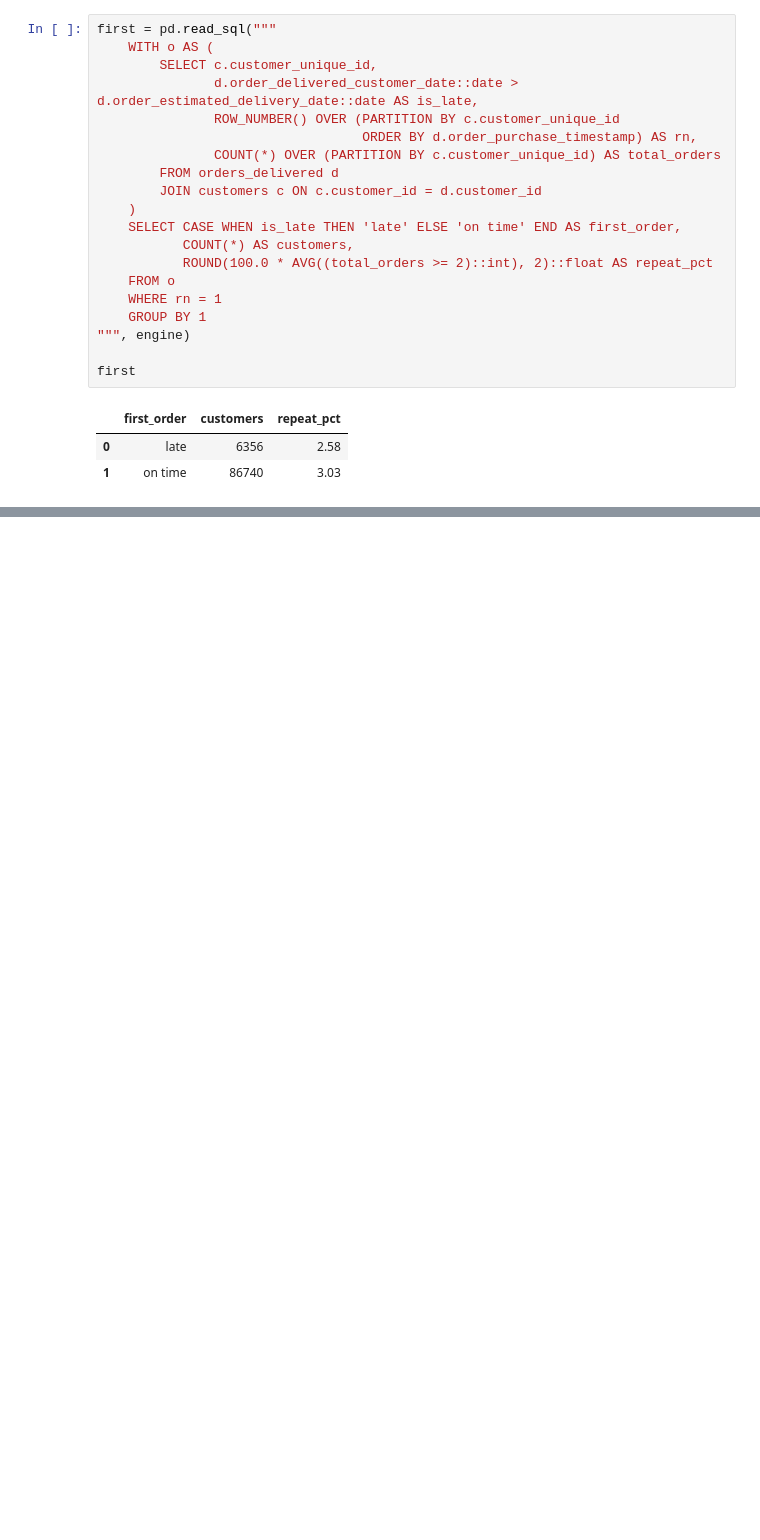
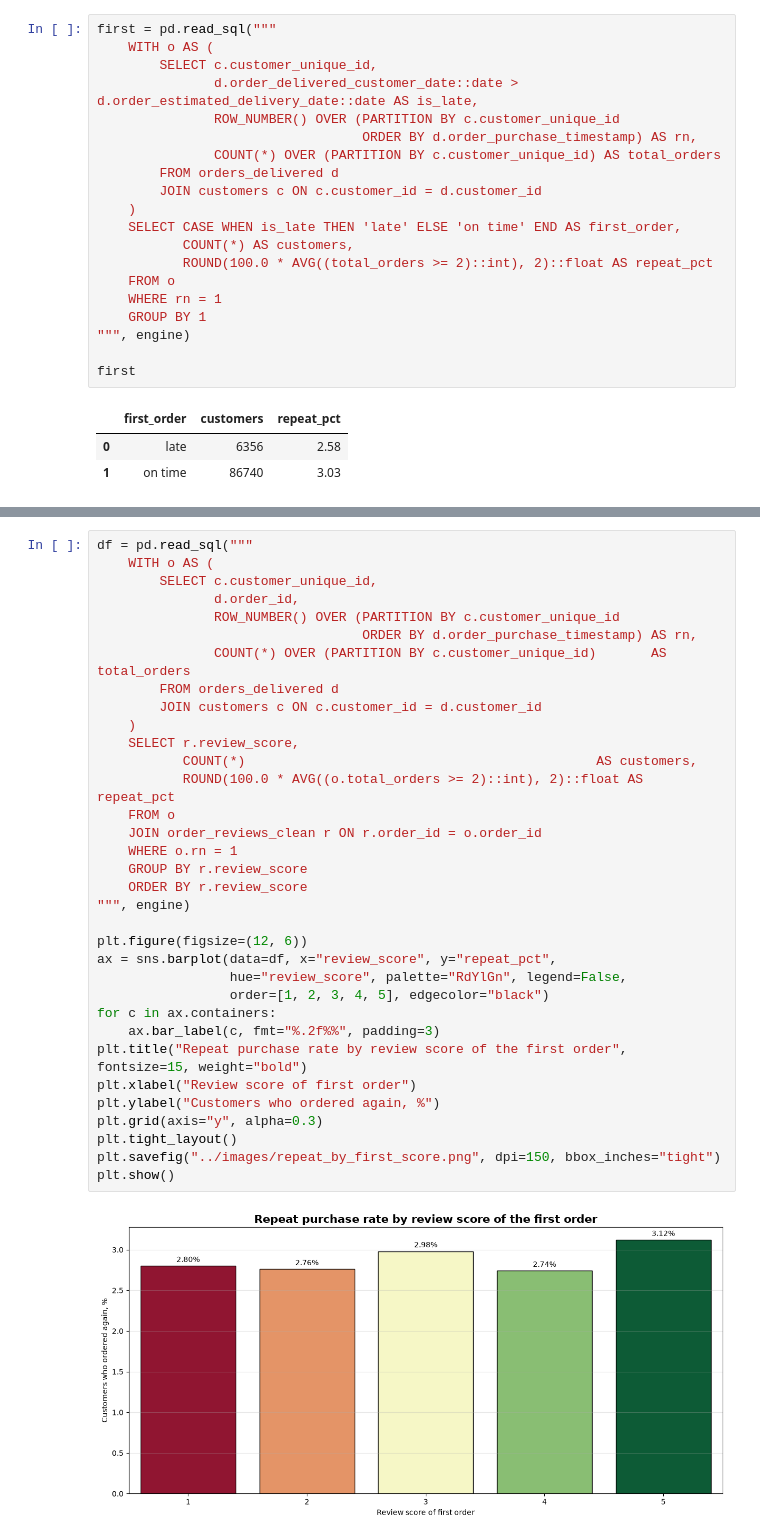
Before and after one commit to radmirmudarisov77-sketch/olist-ecommerce-sql-analysis, a Jupyter notebook: notebooks/02_eda.ipynb, the cells around one changed output, grey strips where cells are left out. Cells and saved outputs as stored; diff of their text form; blank space fills up the shorter version.

```diff
--- a/notebooks/02_eda.ipynb
+++ b/notebooks/02_eda.ipynb
@@ -98,0 +129,36 @@ first
+# %%
+df = pd.read_sql("""
+    WITH o AS (
+        SELECT c.customer_unique_id,
+               d.order_id,
+               ROW_NUMBER() OVER (PARTITION BY c.customer_unique_id
+                                  ORDER BY d.order_purchase_timestamp) AS rn,
+               COUNT(*) OVER (PARTITION BY c.customer_unique_id)       AS total_orders
+        FROM orders_delivered d
+        JOIN customers c ON c.customer_id = d.customer_id
+    )
+    SELECT r.review_score,
+           COUNT(*)                                             AS customers,
+           ROUND(100.0 * AVG((o.total_orders >= 2)::int), 2)::float AS repeat_pct
+    FROM o
+    JOIN order_reviews_clean r ON r.order_id = o.order_id
+    WHERE o.rn = 1
+    GROUP BY r.review_score
+    ORDER BY r.review_score
+""", engine)
+
+plt.figure(figsize=(12, 6))
+ax = sns.barplot(data=df, x="review_score", y="repeat_pct",
+                 hue="review_score", palette="RdYlGn", legend=False,
+                 order=[1, 2, 3, 4, 5], edgecolor="black")
+for c in ax.containers:
+    ax.bar_label(c, fmt="%.2f%%", padding=3)
+plt.title("Repeat purchase rate by review score of the first order", fontsize=15, weight="bold")
+plt.xlabel("Review score of first order")
+plt.ylabel("Customers who ordered again, %")
+plt.grid(axis="y", alpha=0.3)
+plt.tight_layout()
+plt.savefig("../images/repeat_by_first_score.png", dpi=150, bbox_inches="tight")
+plt.show()
+# %% [output]
+[figure, added]
```
Also changed, not shown: parts of 15 cells of this notebook, 13 other files.
